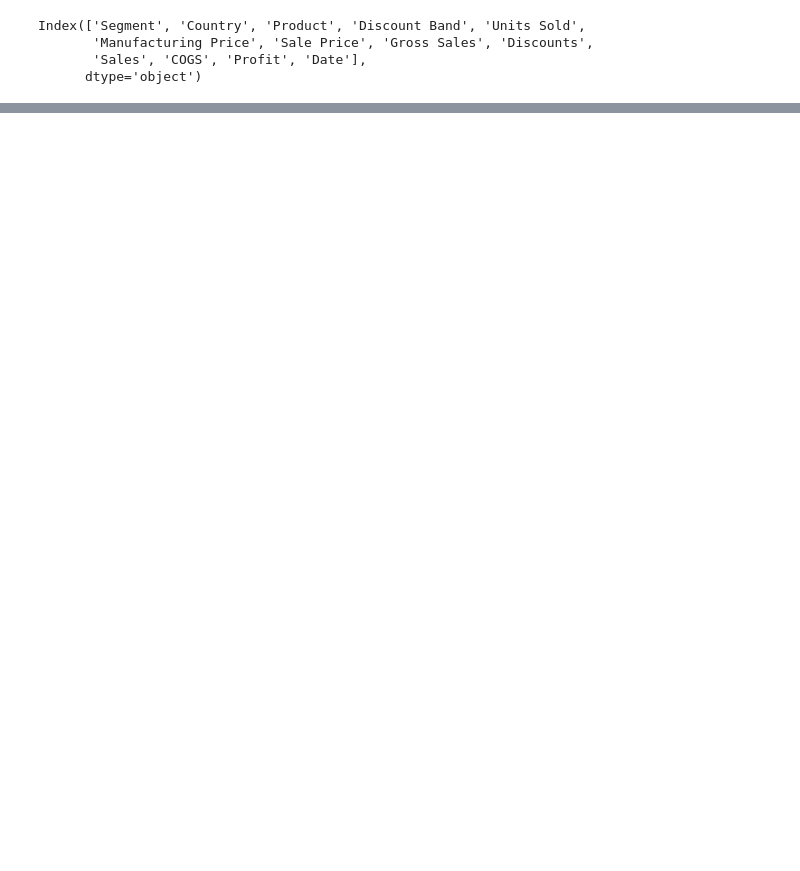
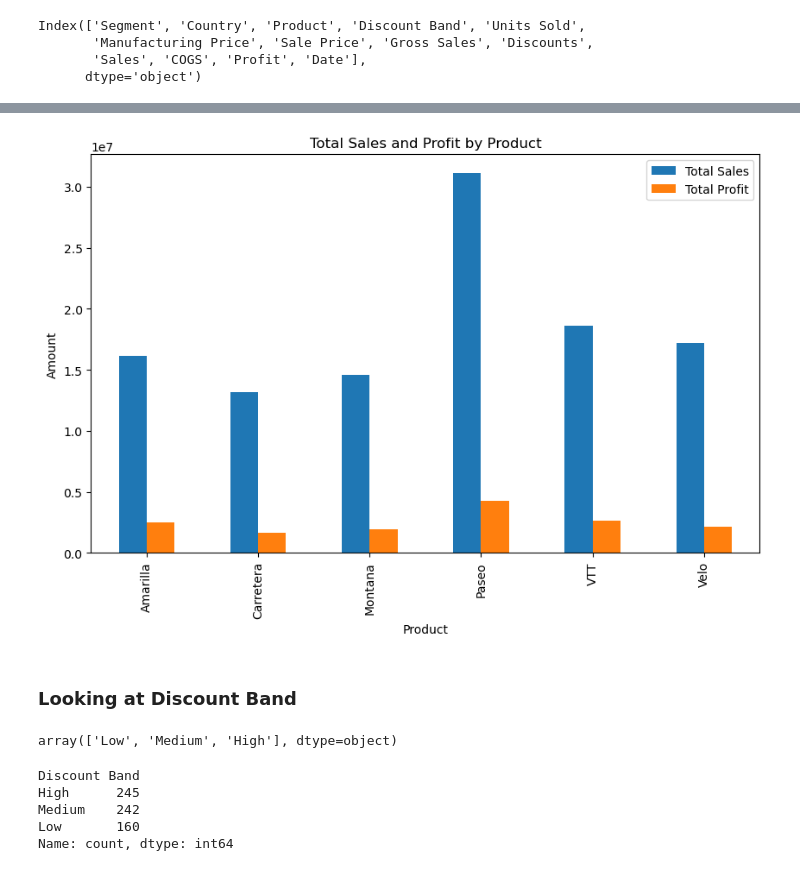
Before and after one commit to hibahdesu/Data-Analysis, a Jupyter notebook: one/Analysis for Sales.ipynb, the cells around one changed output, grey strips where cells are left out. Cells and saved outputs as stored; diff of their text form; code cells hidden in the pictures; blank space fills up the shorter version.

```diff
--- a/one/Analysis for Sales.ipynb
+++ b/one/Analysis for Sales.ipynb
@@ -422,0 +546,31 @@ plt.show()
+# %%
+# Calculate the total sales and total profit for each product
+total_sales_product = df.groupby('Product')['Sales'].sum().round()
+total_profit_product = df.groupby('Product')['Profit'].sum().round()
+
+# Create a DataFrame from the calculated values
+df_product = pd.DataFrame({'Total Sales': total_sales_product, 'Total Profit': total_profit_product})
+
+# Plot the bar chart
+df_product.plot(kind='bar')
+plt.xlabel('Product')
+plt.ylabel('Amount')
+plt.title('Total Sales and Profit by Product')
+plt.legend()
+plt.show()
+# %% [output]
+[figure, added]
+# %% [markdown]
+### Looking at Discount Band
+# %%
+df['Discount Band'].unique()
+# %% [output]
+array(['Low', 'Medium', 'High'], dtype=object)
+# %%
+df['Discount Band'].value_counts()
+# %% [output]
+Discount Band
+High      245
+Medium    242
+Low       160
+Name: count, dtype: int64
```
Also changed, not shown: parts of 57 cells of this notebook.
